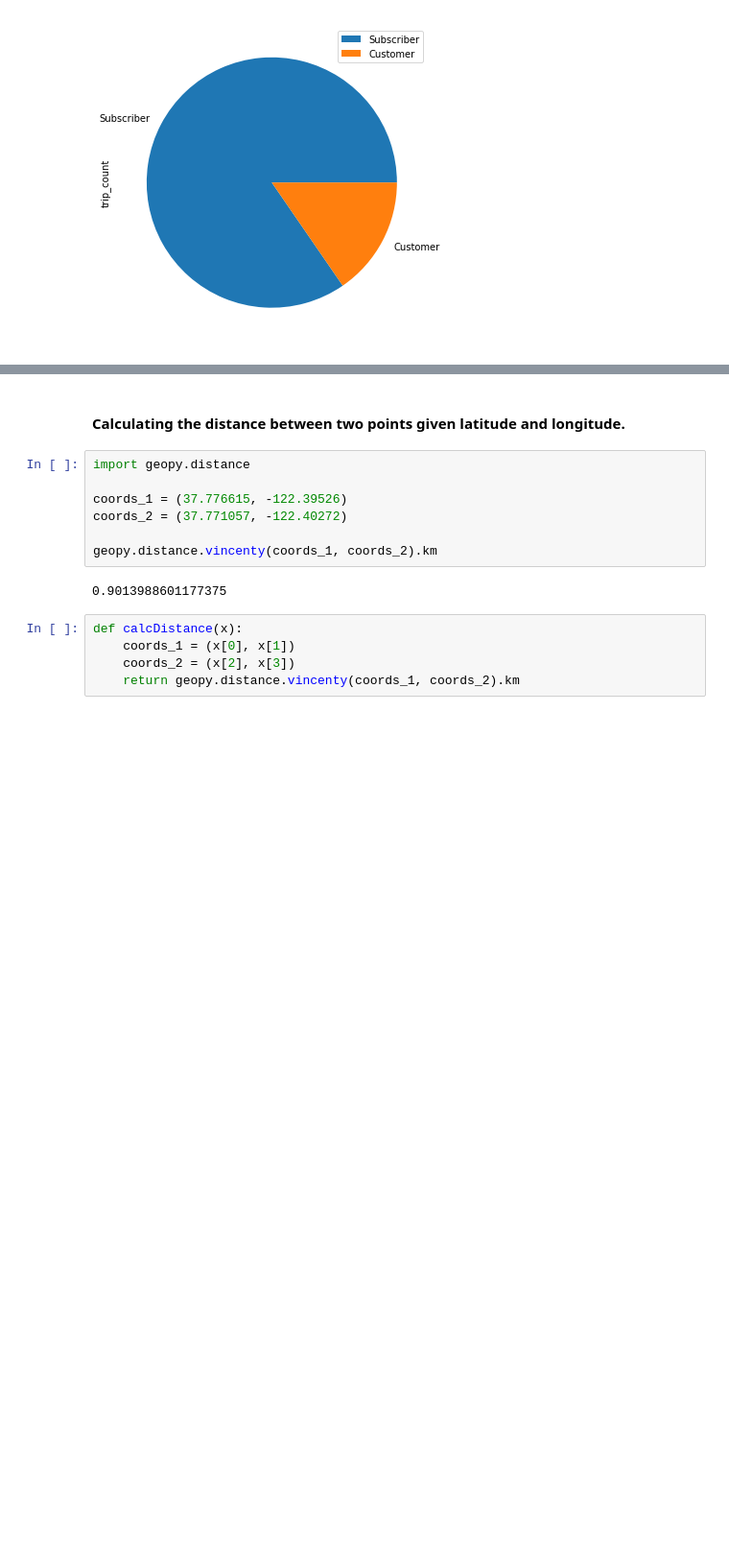
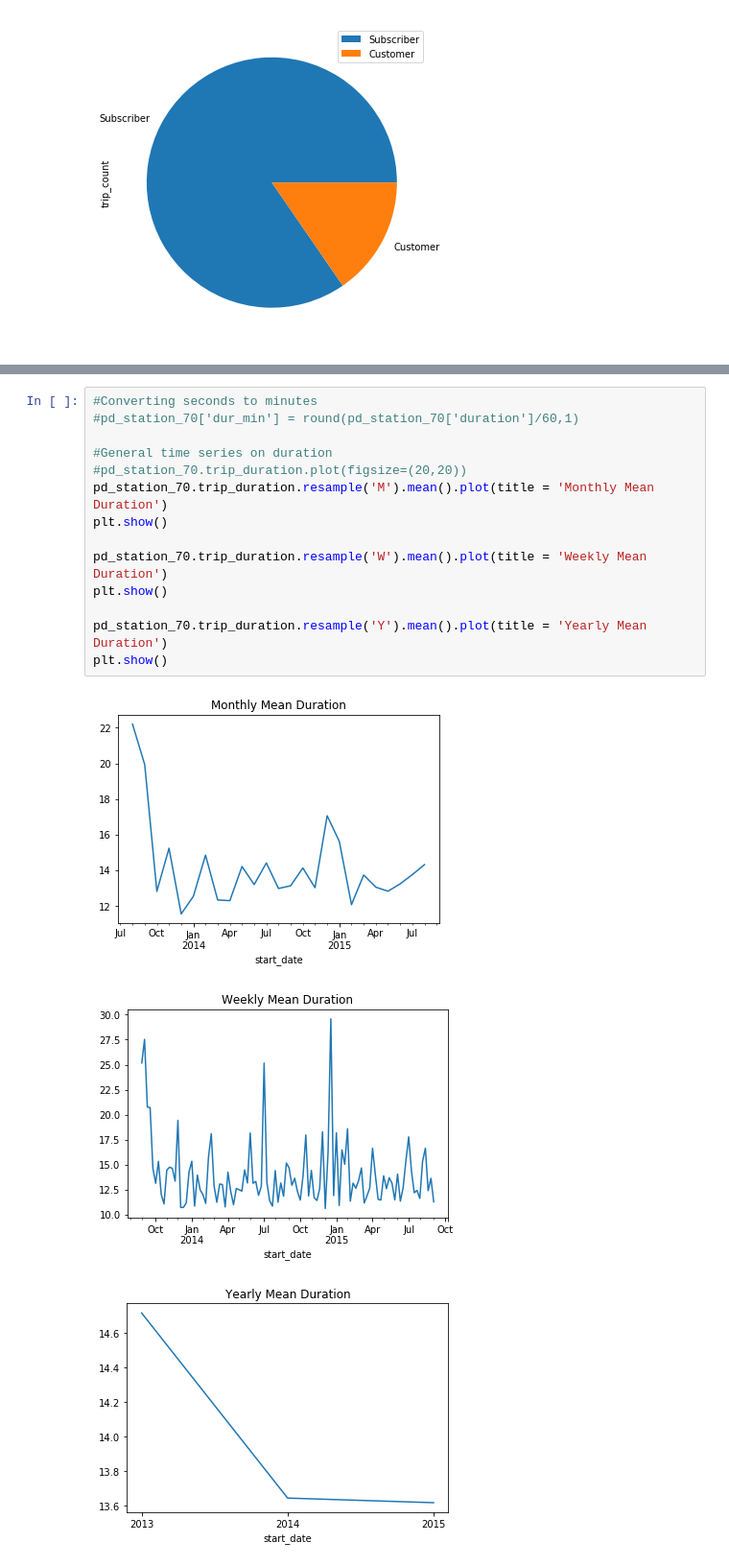
Before and after one commit to shantanurathore/CapstoneFinal, a Jupyter notebook: Capstone2_prod.ipynb, the cells around one changed output, grey strips where cells are left out. Shown at 96% size. Cells and saved outputs as stored; diff of their text form; blank space fills up the shorter version.

```diff
--- a/Capstone2_prod.ipynb
+++ b/Capstone2_prod.ipynb
@@ -200,17 +313,19 @@ plt.show()
-# %% [markdown]
-#### Calculating the distance between two points given latitude and longitude.
-# %%
-import geopy.distance
-
-coords_1 = (37.776615, -122.39526)
-coords_2 = (37.771057, -122.40272)
-
-geopy.distance.vincenty(coords_1, coords_2).km
-# %% [output]
-0.9013988601177375
-# %%
-def calcDistance(x):
-    coords_1 = (x[0], x[1])
-    coords_2 = (x[2], x[3])
-    return geopy.distance.vincenty(coords_1, coords_2).km
+# %%
+#Converting seconds to minutes
+#pd_station_70['dur_min'] = round(pd_station_70['duration']/60,1)
+
+#General time series on duration
+#pd_station_70.trip_duration.plot(figsize=(20,20))
+pd_station_70.trip_duration.resample('M').mean().plot(title = 'Monthly Mean Duration')
+plt.show()
+
+pd_station_70.trip_duration.resample('W').mean().plot(title = 'Weekly Mean Duration')
+plt.show()
+
+pd_station_70.trip_duration.resample('Y').mean().plot(title = 'Yearly Mean Duration')
+plt.show()
+# %% [output]
+[figure, added]
+[figure, added]
+[figure, added]
 # %%
```
Also changed, not shown: parts of 87 cells of this notebook.
